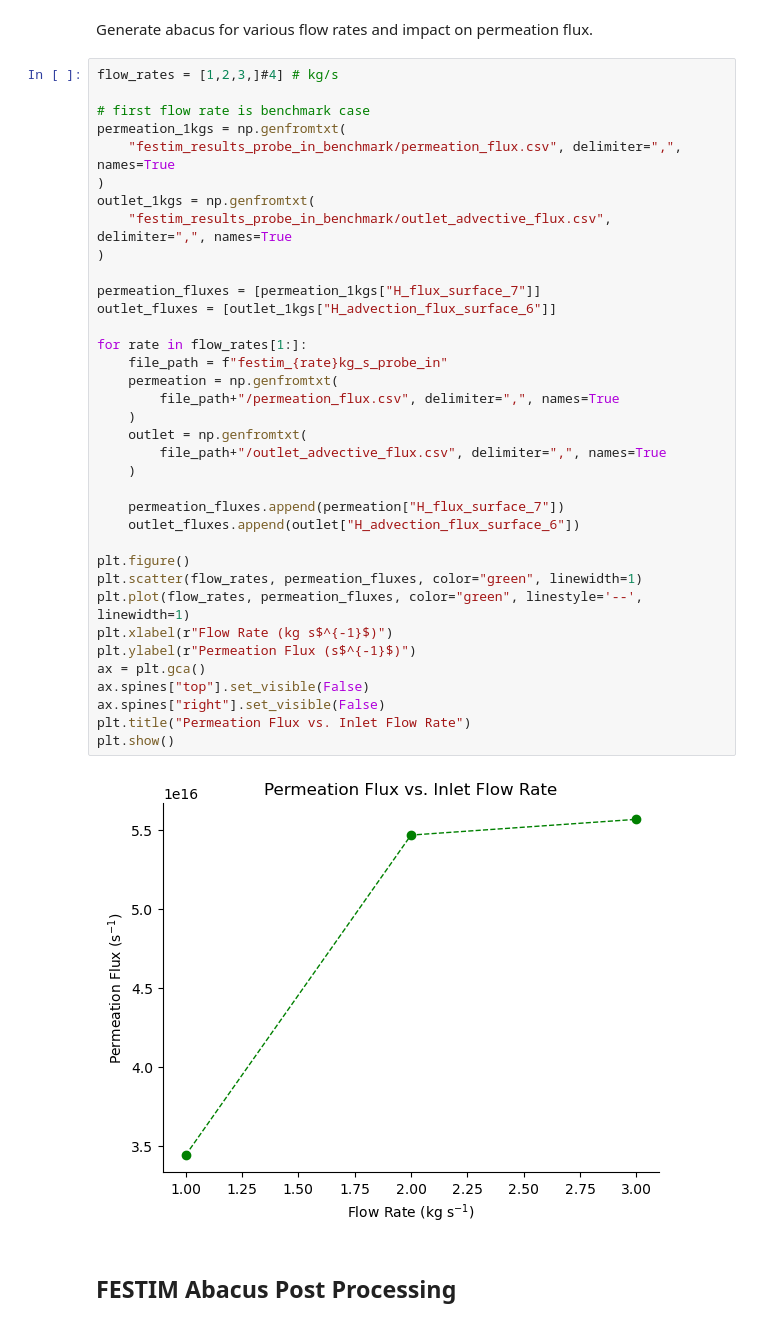
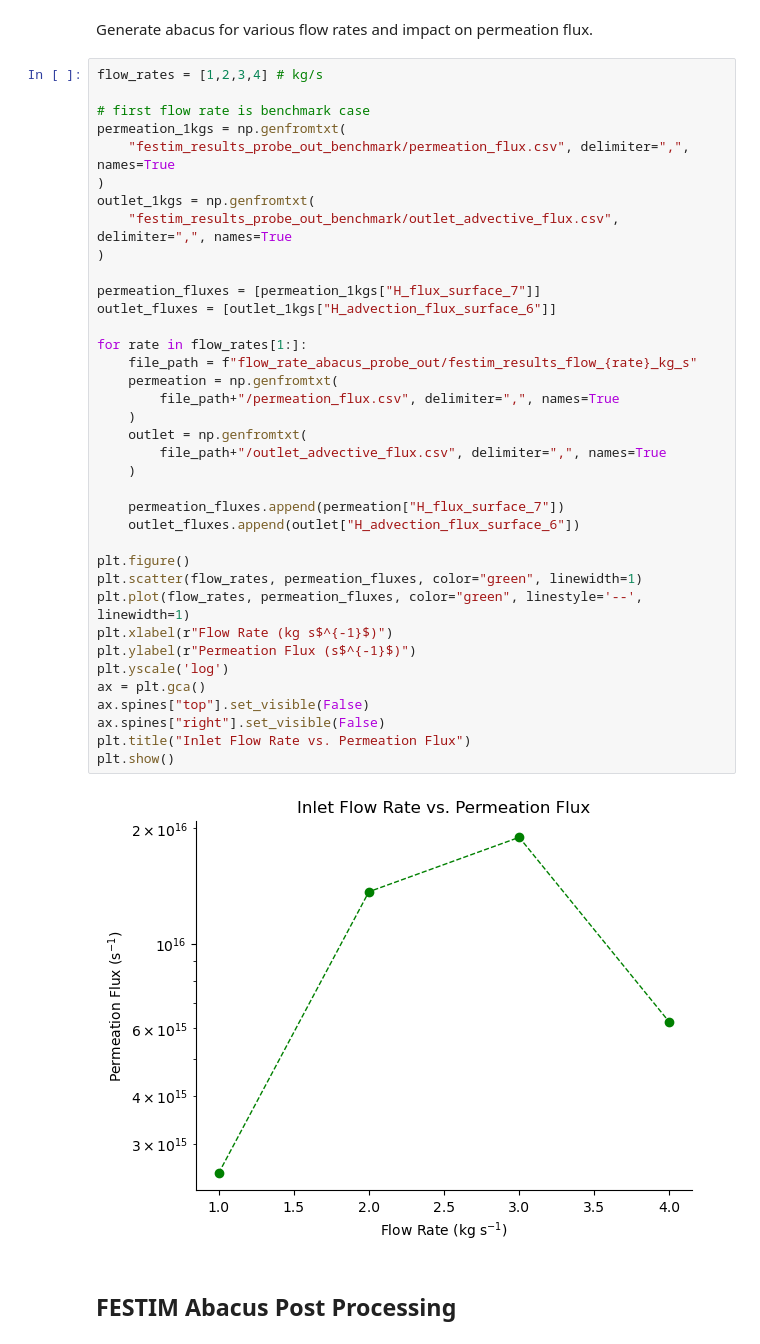
Before and after one commit to kaelyndunnell/Permeator-Probe, a Jupyter notebook: post_process.ipynb, the cells around one changed output. Drawn from its saved outputs; the diff is of its cells as text.

```diff
--- a/post_process.ipynb
+++ b/post_process.ipynb
@@ -67,43 +92,44 @@ Pressure drop between inlet and outlet is 2.82994e-05 m2/s2.
 # %% [markdown]
 Generate abacus for various flow rates and impact on permeation flux.
 # %%
-flow_rates = [1,2,3,]#4] # kg/s
+flow_rates = [1,2,3,4] # kg/s
 
 # first flow rate is benchmark case
 permeation_1kgs = np.genfromtxt(
-    "festim_results_probe_in_benchmark/permeation_flux.csv", delimiter=",", names=True
+    "festim_results_probe_out_benchmark/permeation_flux.csv", delimiter=",", names=True
 )
 outlet_1kgs = np.genfromtxt(
-    "festim_results_probe_in_benchmark/outlet_advective_flux.csv", delimiter=",", names=True
+    "festim_results_probe_out_benchmark/outlet_advective_flux.csv", delimiter=",", names=True
 )
 
 permeation_fluxes = [permeation_1kgs["H_flux_surface_7"]]
 outlet_fluxes = [outlet_1kgs["H_advection_flux_surface_6"]]
 
 for rate in flow_rates[1:]:
-    file_path = f"festim_{rate}kg_s_probe_in"
+    file_path = f"flow_rate_abacus_probe_out/festim_results_flow_{rate}_kg_s"
     permeation = np.genfromtxt(
         file_path+"/permeation_flux.csv", delimiter=",", names=True
     )
     outlet = np.genfromtxt(
         file_path+"/outlet_advective_flux.csv", delimiter=",", names=True
     )
 
     permeation_fluxes.append(permeation["H_flux_surface_7"])
     outlet_fluxes.append(outlet["H_advection_flux_surface_6"])
 
 plt.figure()
 plt.scatter(flow_rates, permeation_fluxes, color="green", linewidth=1)
 plt.plot(flow_rates, permeation_fluxes, color="green", linestyle='--', linewidth=1)
 plt.xlabel(r"Flow Rate (kg s$^{-1}$)")
 plt.ylabel(r"Permeation Flux (s$^{-1}$)")
+plt.yscale('log')
 ax = plt.gca()
 ax.spines["top"].set_visible(False)
 ax.spines["right"].set_visible(False)
-plt.title("Permeation Flux vs. Inlet Flow Rate")
+plt.title("Inlet Flow Rate vs. Permeation Flux")
 plt.show()
 # %% [output]
-[figure, old version]
+[figure, new version]
 # %% [markdown]
 ## FESTIM Abacus Post Processing
 # %% [markdown]
```
Also changed, not shown: parts of 4 cells of this notebook.
